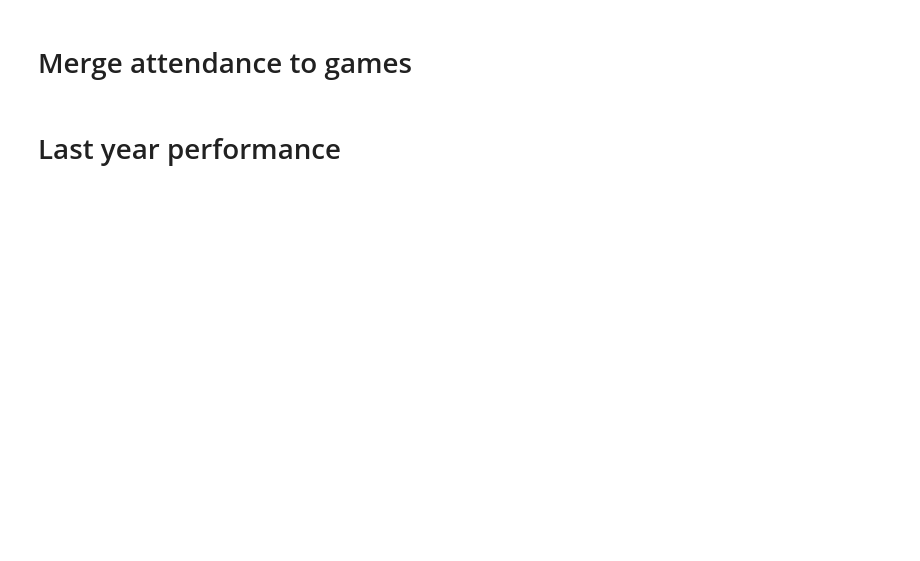
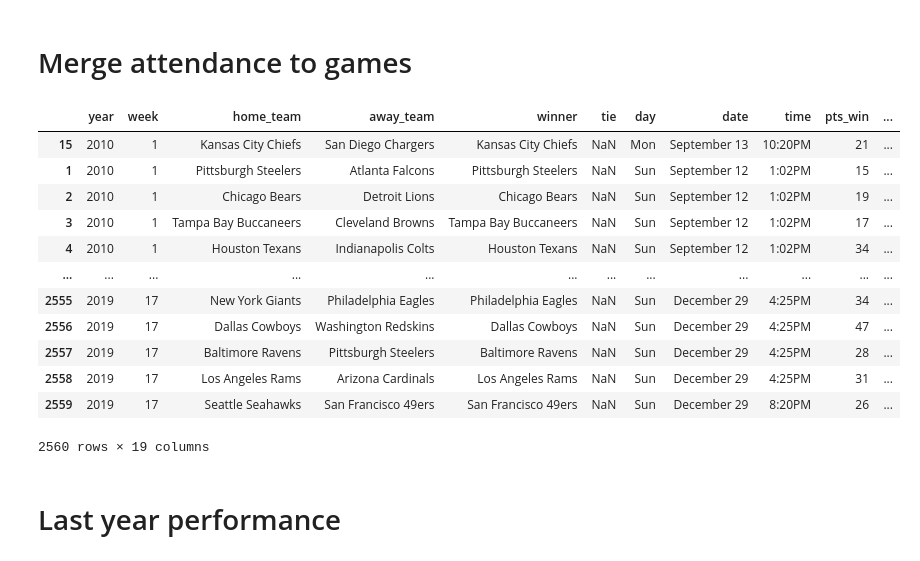
Before and after one commit to Qingwen-Zeng/Model-Based-Machine-Learning-Project, a Jupyter notebook: data_preparation/data_preparation.ipynb, the cells around one changed output. Saved outputs shown, nothing was run; the diff lists cells and outputs as text; code cells hidden in the pictures; blank space fills up the shorter version.

```diff
--- a/data_preparation/data_preparation.ipynb
+++ b/data_preparation/data_preparation.ipynb
@@ -73,5 +73,5 @@ attendance_df_subset["weekly_attendance_ratio"] = attendance_df_subset.groupby([
 attendance_df.loc[attendance_df_subset.index, "weekly_attendance_ratio"] = attendance_df_subset["weekly_attendance_ratio"]
 
 # Select relevant columns for attendance_df
-attendance_df = attendance_df[["year", "team_full_name", "week", "weekly_attendance"]]# Resort columns
+attendance_df = attendance_df[["year", "team_full_name", "week", "weekly_attendance", "weekly_attendance_ratio"]]# Resort columns
 # %%
@@ -117,6 +103,22 @@ games_df = pd.merge(
     right_on=['team_full_name', 'year', 'week'],
     how='inner'
 ).drop(columns=['team_full_name']).sort_values(by=['year', 'week', 'time'])
+# %%
+games_df
+# %% [output]
+|  | year | week | home_team | away_team | winner | tie | day | date | time | pts_win | ... |
+| 15 | 2010 | 1 | Kansas City Chiefs | San Diego Chargers | Kansas City Chiefs | NaN | Mon | September 13 | 10:20PM | 21 | ... |
+| 1 | 2010 | 1 | Pittsburgh Steelers | Atlanta Falcons | Pittsburgh Steelers | NaN | Sun | September 12 | 1:02PM | 15 | ... |
+| 2 | 2010 | 1 | Chicago Bears | Detroit Lions | Chicago Bears | NaN | Sun | September 12 | 1:02PM | 19 | ... |
+| 3 | 2010 | 1 | Tampa Bay Buccaneers | Cleveland Browns | Tampa Bay Buccaneers | NaN | Sun | September 12 | 1:02PM | 17 | ... |
+| 4 | 2010 | 1 | Houston Texans | Indianapolis Colts | Houston Texans | NaN | Sun | September 12 | 1:02PM | 34 | ... |
+| ... | ... | ... | ... | ... | ... | ... | ... | ... | ... | ... | ... |
+| 2555 | 2019 | 17 | New York Giants | Philadelphia Eagles | Philadelphia Eagles | NaN | Sun | December 29 | 4:25PM | 34 | ... |
+| 2556 | 2019 | 17 | Dallas Cowboys | Washington Redskins | Dallas Cowboys | NaN | Sun | December 29 | 4:25PM | 47 | ... |
+| 2557 | 2019 | 17 | Baltimore Ravens | Pittsburgh Steelers | Baltimore Ravens | NaN | Sun | December 29 | 4:25PM | 28 | ... |
+| 2558 | 2019 | 17 | Los Angeles Rams | Arizona Cardinals | Los Angeles Rams | NaN | Sun | December 29 | 4:25PM | 31 | ... |
+| 2559 | 2019 | 17 | Seattle Seahawks | San Francisco 49ers | San Francisco 49ers | NaN | Sun | December 29 | 8:20PM | 26 | ... |
+2560 rows × 19 columns
 # %% [markdown]
 # Last year performance
 # %%
```
Also changed, not shown: parts of 2 cells of this notebook, 3 other files.
